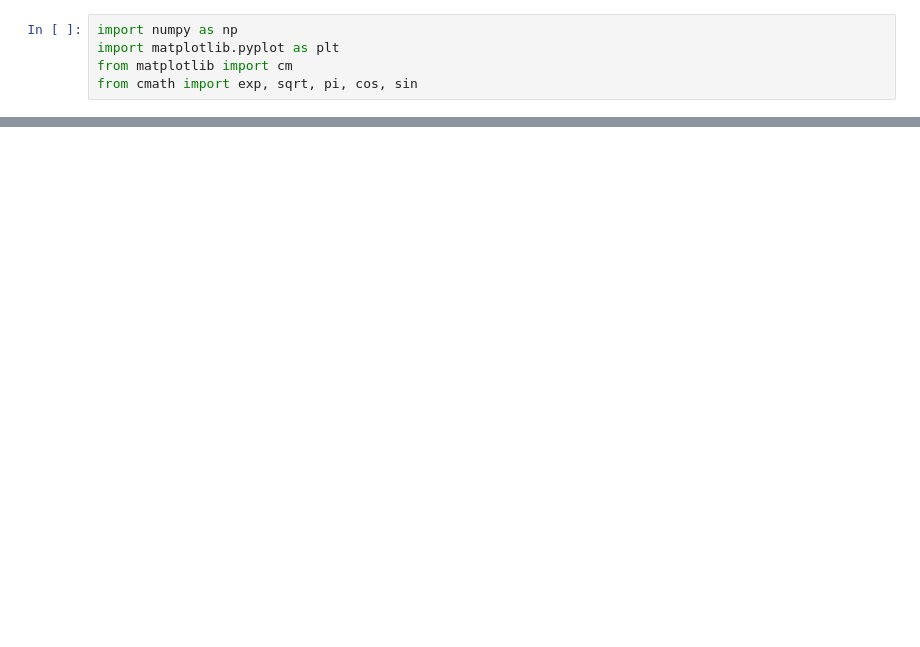
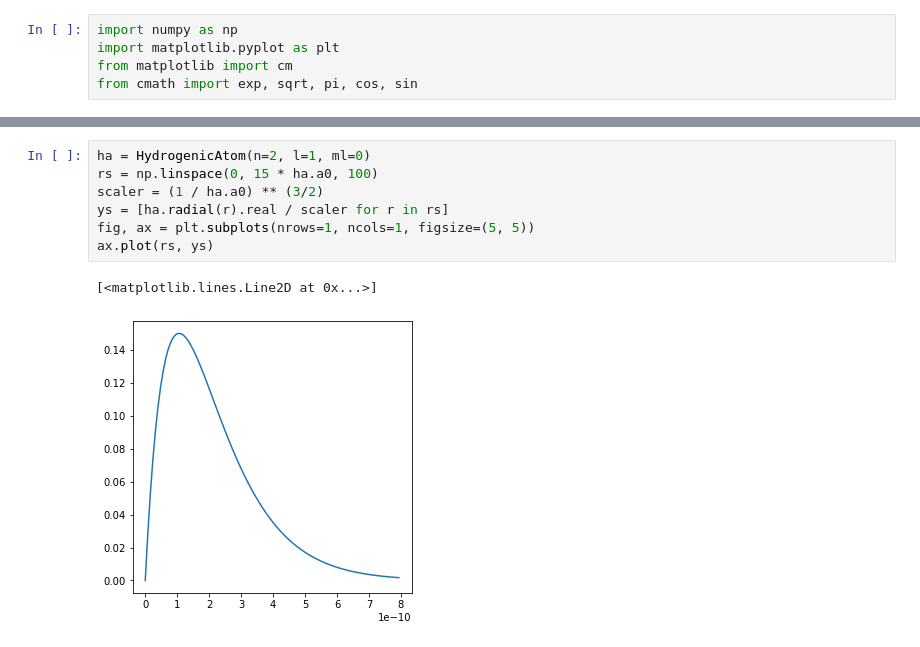
Before and after one commit to akey7/basic-quantum-models, a Jupyter notebook: notebooks/hydrogenic_atom.ipynb, the cells around one changed output, grey strips where cells are left out. Cells and saved outputs as stored; diff of their text form; blank space fills up the shorter version.

```diff
--- a/notebooks/hydrogenic_atom.ipynb
+++ b/notebooks/hydrogenic_atom.ipynb
@@ -180,0 +182,10 @@ ax.scatter(spherical.real, spherical.imag)
+# %%
+ha = HydrogenicAtom(n=2, l=1, ml=0)
+rs = np.linspace(0, 15 * ha.a0, 100)
+scaler = (1 / ha.a0) ** (3/2)
+ys = [ha.radial(r).real / scaler for r in rs]
+fig, ax = plt.subplots(nrows=1, ncols=1, figsize=(5, 5))
+ax.plot(rs, ys)
+# %% [output]
+[<matplotlib.lines.Line2D at 0x...>]
+[figure, added]
```
Also changed, not shown: parts of 3 cells of this notebook.
